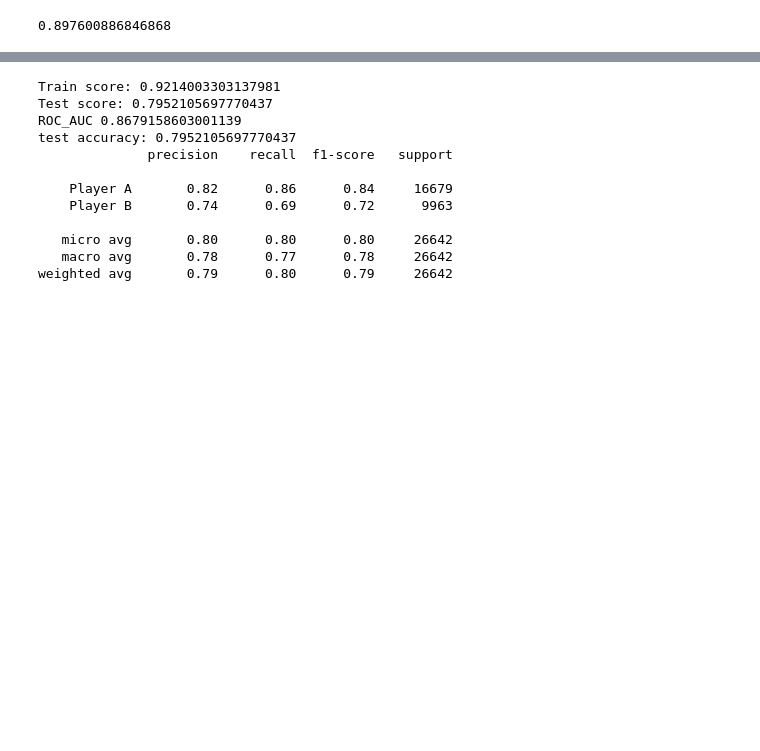
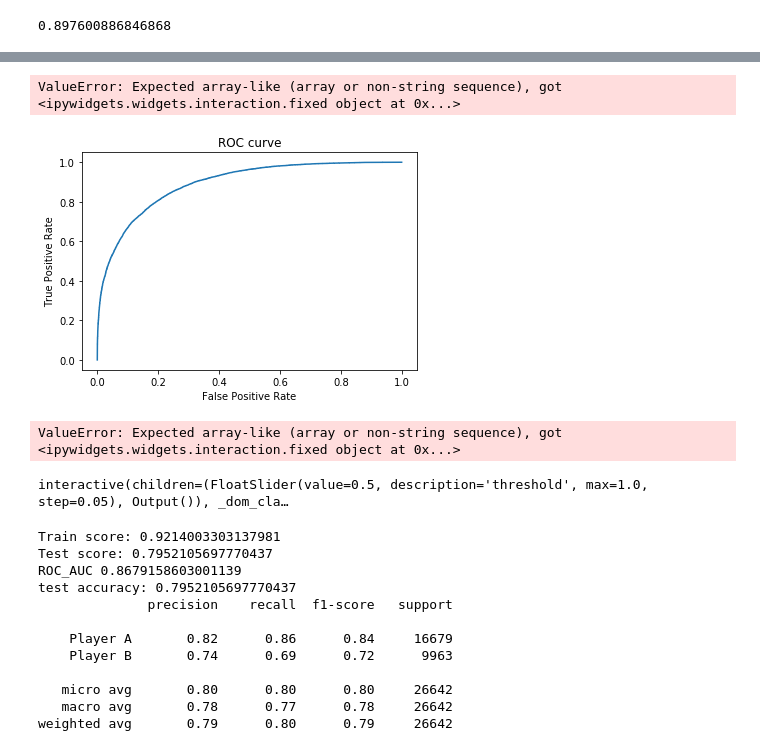
Before and after one commit to mjh09/match-predict, a Jupyter notebook: notebooks/alig_predict.ipynb, the cells around one changed output, grey strips where cells are left out. Cells and saved outputs as stored; diff of their text form; code cells hidden in the pictures; blank space fills up the shorter version.

```diff
--- a/notebooks/alig_predict.ipynb
+++ b/notebooks/alig_predict.ipynb
@@ -225,3 +229,72 @@ eli5.show_weights(permuter, top=None, feature_names=feature_names)
+# %%
+fpr, tpr, thresholds = roc_curve(y_test=='Player B', y_pred_proba)
+plt.plot(fpr, tpr)
+plt.title('ROC curve')
+plt.xlabel('False Positive Rate')
+plt.ylabel('True Positive Rate');
+print('Area under the Receiver Operating Characteristic curve:',
+          roc_auc_score(y_true, y_pred_proba))
+# %% [output]
+ValueError: Expected array-like (array or non-string sequence), got <ipywidgets.widgets.interaction.fixed object at 0x...>
+[figure, added]
+# %%
+
+y_true=fixed(y_test)
+player_a, player_b = unique_labels(y_true)
+fpr, tpr, thresholds = roc_curve(y_true==class_1, y_pred_proba)
+plt.plot(fpr, tpr)
+plt.title('ROC curve')
+plt.xlabel('False Positive Rate')
+plt.ylabel('True Positive Rate')
+print('Area under the Receiver Operating Characteristic curve:',
+          roc_auc_score(y_true, y_pred_proba))
+# %% [output]
+ValueError: Expected array-like (array or non-string sequence), got <ipywidgets.widgets.interaction.fixed object at 0x...>
+# %%
+y_pred_proba = model.predict_proba(X_test)[:, 1]
+roc_auc_score(y_test, y_pred_proba)
+
+from ipywidgets import interact, fixed
+def set_threshold(y_true, y_pred_proba, threshold=0.5):
+    class_0, class_1 = unique_labels(y_true)
+    y_pred = np.full_like(y_true, fill_value=class_0)
+    y_pred[y_pred_proba > threshold] = class_1
+
+    ax = sns.distplot(y_pred_proba)
+    ax.axvline(threshold, color='red')
+    plt.title('Distribution of predicted probabilities')
+    plt.show()
+
+    true_positives = (y_pred==y_true) & (y_pred==class_1)
+    false_positives = (y_pred!=y_true) & (y_pred==class_1)
+    actual_positives = (y_true==class_1)
+    actual_negatives = (y_true==class_0)
+    true_positive_rate = true_positives.sum() / actual_positives.sum()
+    false_positive_rate = false_positives.sum() / actual_negatives.sum()
+    print('False Positive Rate', false_positive_rate)
+    print('True Positive Rate', true_positive_rate)
+
+    fpr, tpr, thresholds = roc_curve(y_true==class_1, y_pred_proba)
+    plt.plot(fpr, tpr)
+    plt.title('ROC curve')
+    plt.xlabel('False Positive Rate')
+    plt.ylabel('True Positive Rate')
+
+    plt.scatter(false_positive_rate, true_positive_rate)
+    plt.show()
+
+    print('Area under the Receiver Operating Characteristic curve:',
+          roc_auc_score(y_true, y_pred_proba))
+
+    plot_confusion_matrix(y_true, y_pred)
+    print(classification_report(y_true, y_pred))
+
+interact(set_threshold,
+         y_true=fixed(y_test),
+         y_pred_proba=fixed(y_pred_proba),
+         threshold=(0,1,0.05));
+# %% [output]
+interactive(children=(FloatSlider(value=0.5, description='threshold', max=1.0, step=0.05), Output()), _dom_cla…
 # %%
 target = 'winning_player'
 features = ['player_a_race', 'player_b_race', 'player_a_sRating', 'player_b_sRating', 'player_a_rating','player_b_rating',]
```
Also changed, not shown: parts of 12 cells of this notebook, 11 other files.
